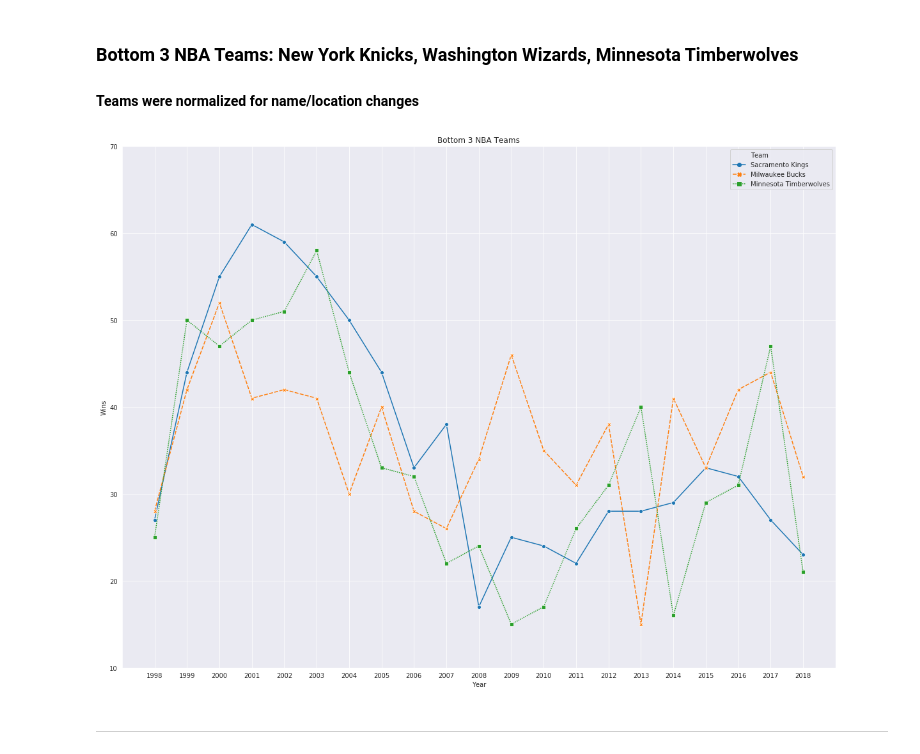
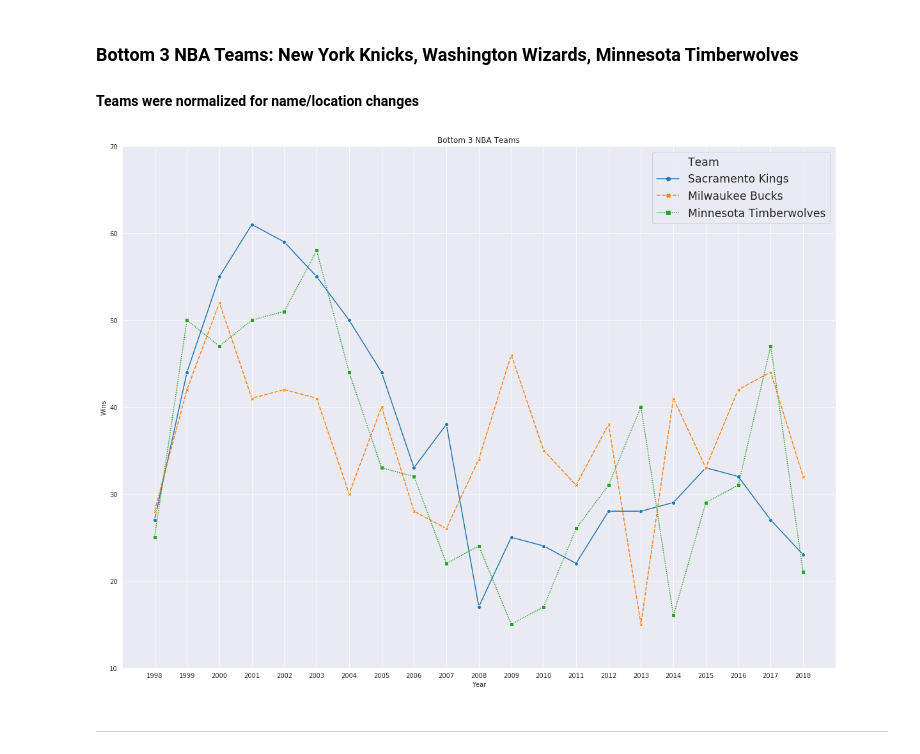
Before and after one commit to Git-hSin/TeamPerformanceCommImpact, a Jupyter notebook: tim_sports/tim_sports.ipynb, the cells around one changed output. Saved outputs shown, nothing was run; the diff lists cells and outputs as text; code cells hidden in the pictures.

```diff
--- a/tim_sports/tim_sports.ipynb
+++ b/tim_sports/tim_sports.ipynb
@@ -487,13 +495,14 @@ bottom_3_nba_teams = nba_median_append.append(mint_df, ignore_index=False)
 # %%
 #Plot
 bottom_3_nba_teams_plot = sns.lineplot(data= bottom_3_nba_teams, x = bottom_3_nba_teams["Year"],\
                                   y = bottom_3_nba_teams["Wins"], \
                                   hue = bottom_3_nba_teams["Team"], markers=True, \
                                   style=bottom_3_nba_teams["Team"], dashes=True)
 plt.ylim([10,70])
 plt.title("Bottom 3 NBA Teams")
+plt.legend(loc = 'best', fontsize = 'xx-large')
 plt.show()
 # %% [output]
-[figure, old version]
+[figure, new version]
 # %% [markdown]
 ---
```
Also changed, not shown: parts of 8 cells of this notebook.
